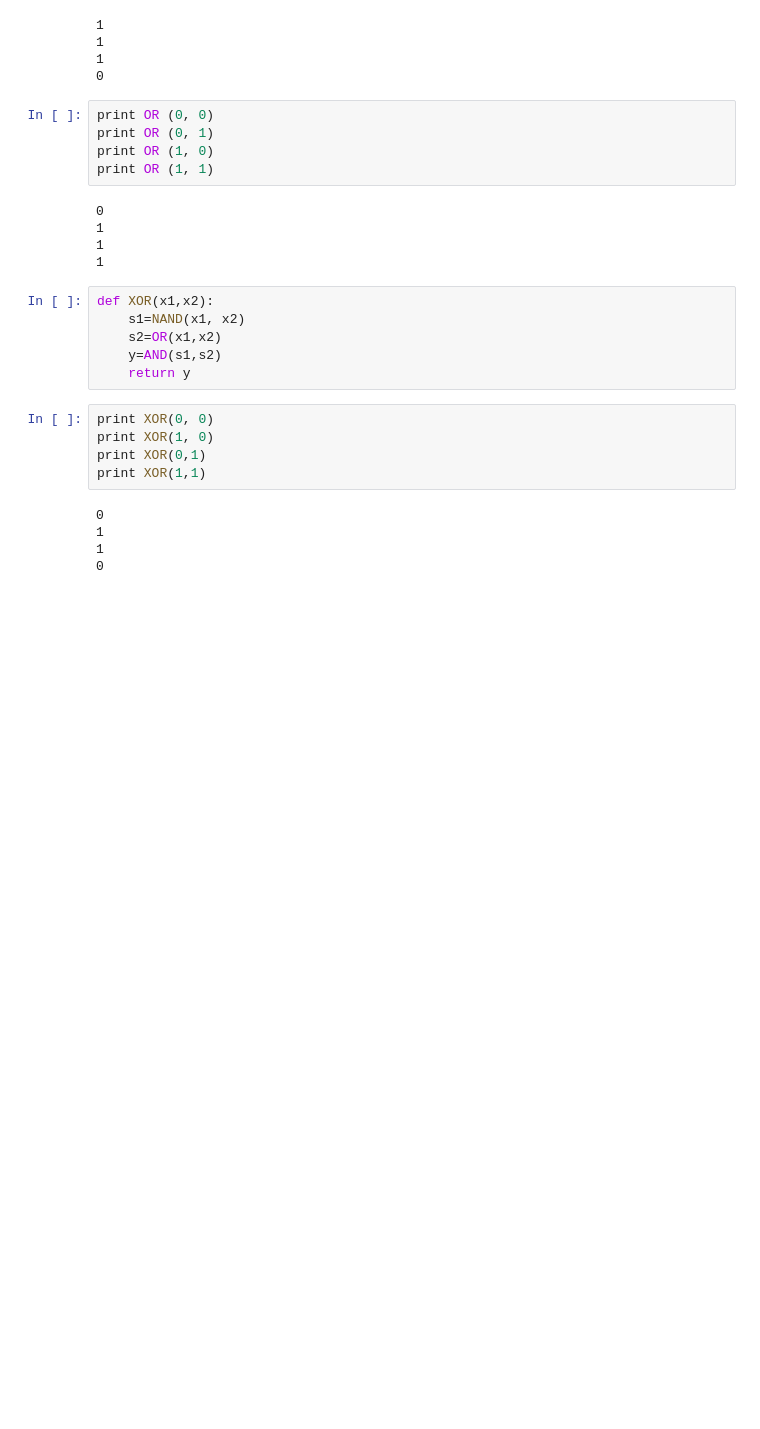
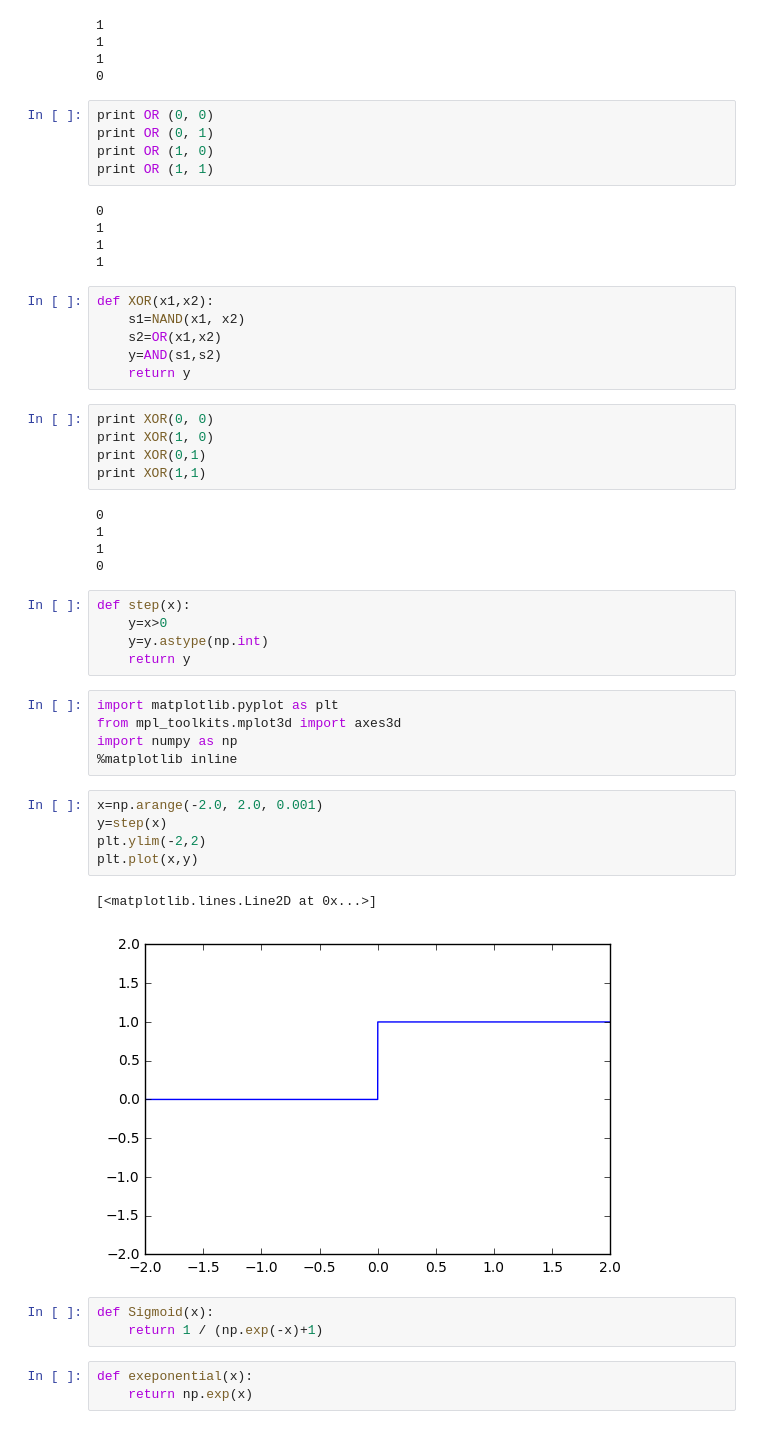
Before and after one commit to pmyj3538/deeplearning, a Jupyter notebook: Untitled.ipynb, the cells around one changed output. Saved outputs shown, nothing was run; the diff lists cells and outputs as text; blank space fills up the shorter version.

```diff
--- a/Untitled.ipynb
+++ b/Untitled.ipynb
@@ -90,3 +90,27 @@ print XOR(1,1)
 1
 1
 0
+# %%
+def step(x):
+    y=x>0
+    y=y.astype(np.int)
+    return y
+# %%
+import matplotlib.pyplot as plt
+from mpl_toolkits.mplot3d import axes3d
+import numpy as np
+%matplotlib inline
+# %%
+x=np.arange(-2.0, 2.0, 0.001)
+y=step(x)
+plt.ylim(-2,2)
+plt.plot(x,y)
+# %% [output]
+[<matplotlib.lines.Line2D at 0x...>]
+[figure, added]
+# %%
+def Sigmoid(x):
+    return 1 / (np.exp(-x)+1)
+# %%
+def exeponential(x):
+    return np.exp(x)
```
Also changed, not shown: parts of 7 cells of this notebook, 1 other file.
